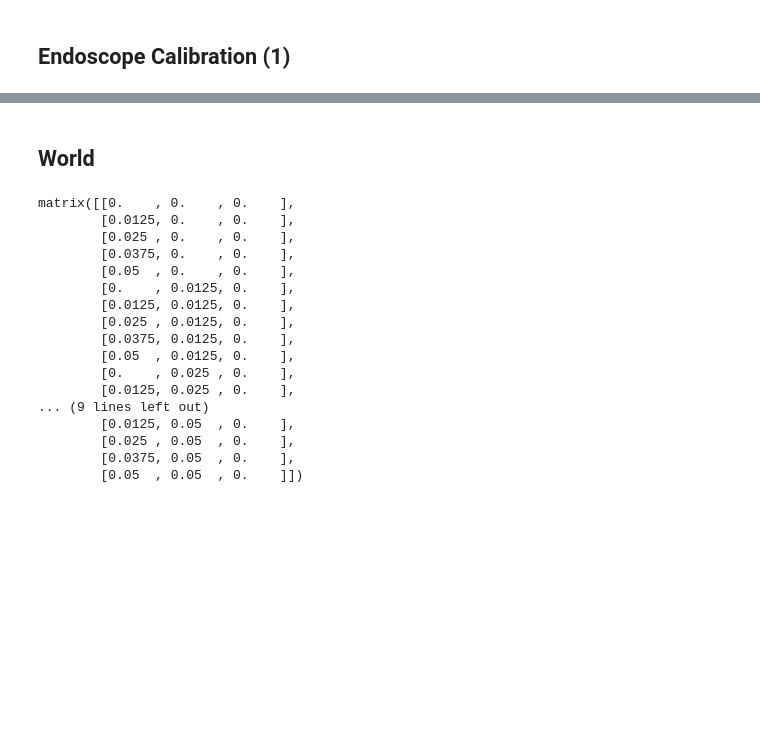
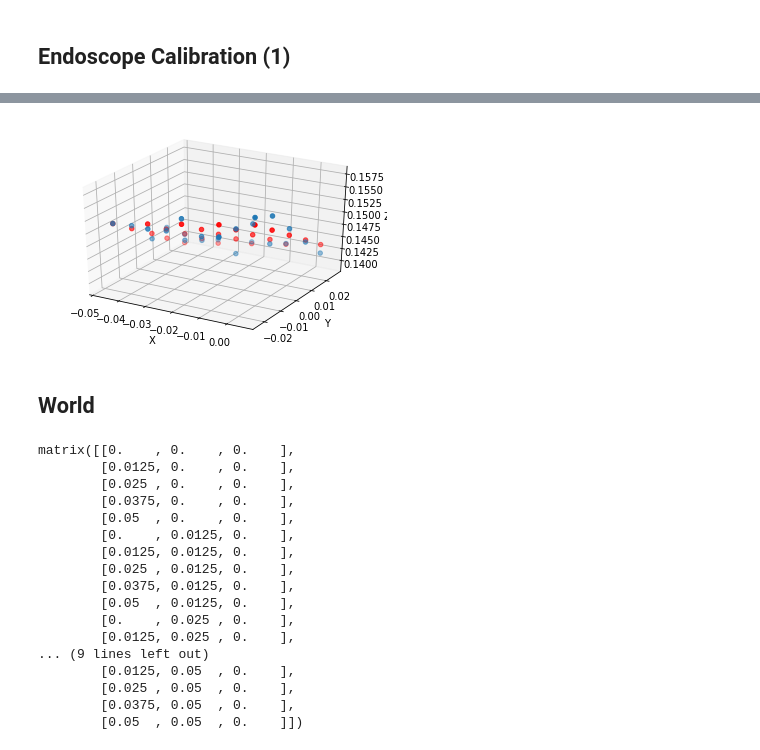
Before and after one commit to priyasundaresan/priya-dvrk-test, a Jupyter notebook: Visualize Coordinates.ipynb, the cells around one changed output, grey strips where cells are left out. Saved outputs shown, nothing was run; the diff lists cells and outputs as text; code cells hidden in the pictures; blank space fills up the shorter version.

Commit message:
Created coordinate frame for camera -- projected onto best fit plane

```diff
--- a/Visualize Coordinates.ipynb
+++ b/Visualize Coordinates.ipynb
@@ -50,3 +77,32 @@ rot_animation = animation.FuncAnimation(fig, rotate, frames=np.arange(0,362,2),i
+# %%
+order = 1    # 1: linear, 2: quadratic
+if order == 1:
+    # best-fit linear plane
+    A = np.c_[X, Y, np.ones((25, 1))]
+    C,_,_,_ = scipy.linalg.lstsq(A, Z)    # coefficients
+
+    # evaluate it on grid
+    z = np.asscalar(C[0])*X + np.asscalar(C[1])*Y + np.asscalar(C[2])
+
+    # or expressed using matrix/vector product
+    #Z = np.dot(np.c_[XX, YY, np.ones(XX.shape)], C).reshape(X.shape)
+
+fig = plt.figure()
+ax = fig.gca(projection='3d')
+ax.plot_surface(X, Y, Z, rstride=1, cstride=1, alpha=0.2)
+ax.scatter(X, Y, z, c='r')
+ax.scatter(X, Y, Z)
+plt.xlabel('X')
+plt.ylabel('Y')
+ax.set_zlabel('Z')
+ax.axis('equal')
+ax.axis('tight')
+plt.show()
+
+rot_animation = animation.FuncAnimation(fig, rotate, frames=np.arange(0,362,2),interval=100)
+rot_animation.save('./endoscope.gif', dpi=80, writer='imagemagick')
+# %% [output]
+[figure, added]
 # %% [markdown]
 ## World
 # %%
```
Also changed, not shown: parts of 12 cells of this notebook, 6 other files.
